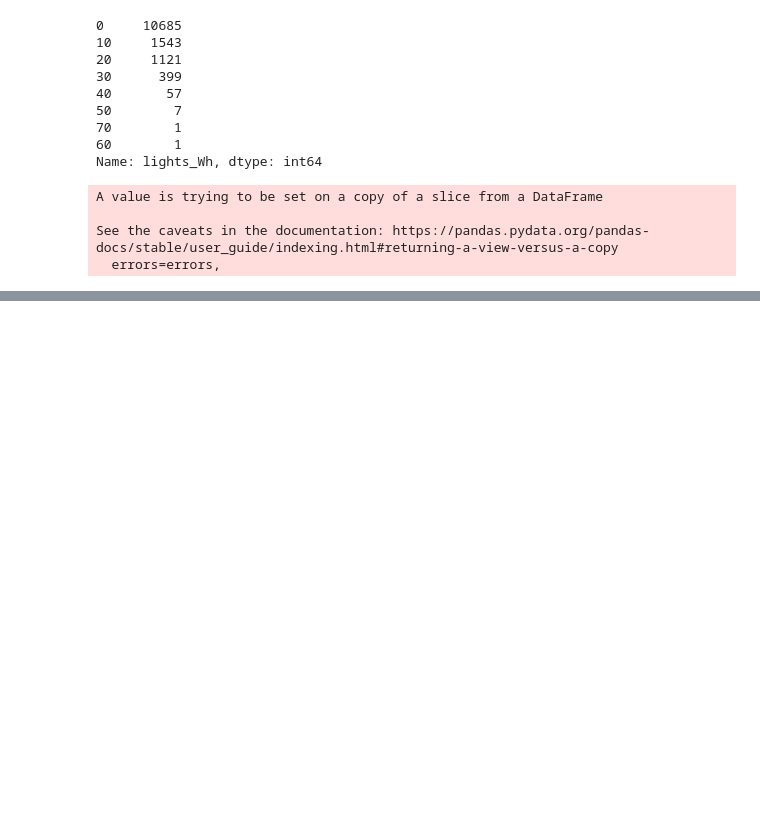
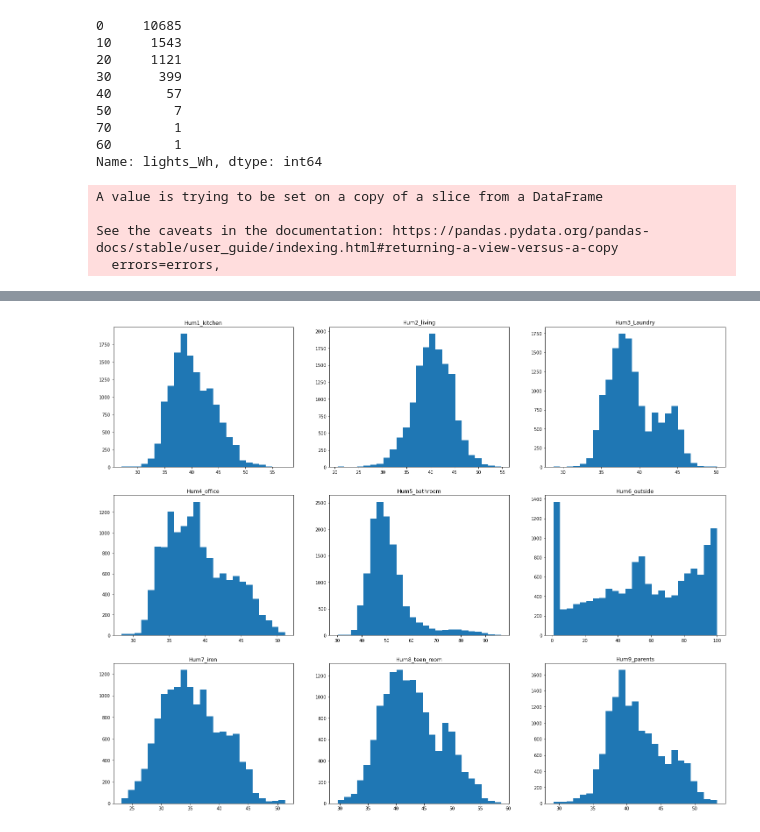
Before and after one commit to fahadalisarwar1/energy, a Jupyter notebook: analysis.ipynb, the cells around one changed output, grey strips where cells are left out. Drawn from its saved outputs; the diff is of its cells as text; code cells hidden in the pictures; blank space fills up the shorter version.

```diff
--- a/analysis.ipynb
+++ b/analysis.ipynb
@@ -290 +290,13 @@ plt.show()
+# %%
+plt.figure()
+# plot for internal humidity
+for i, h in enumerate(house_humidity):
+    plt.subplot(3, 3, i+1)
+    plt.hist(features[h], bins=25)
+    plt.title(h)
+    plt.rcParams["figure.figsize"] = (25,20)
+
+plt.show()
+# %% [output]
+[figure, added]
 # %%
```
Also changed, not shown: parts of 12 cells of this notebook.
